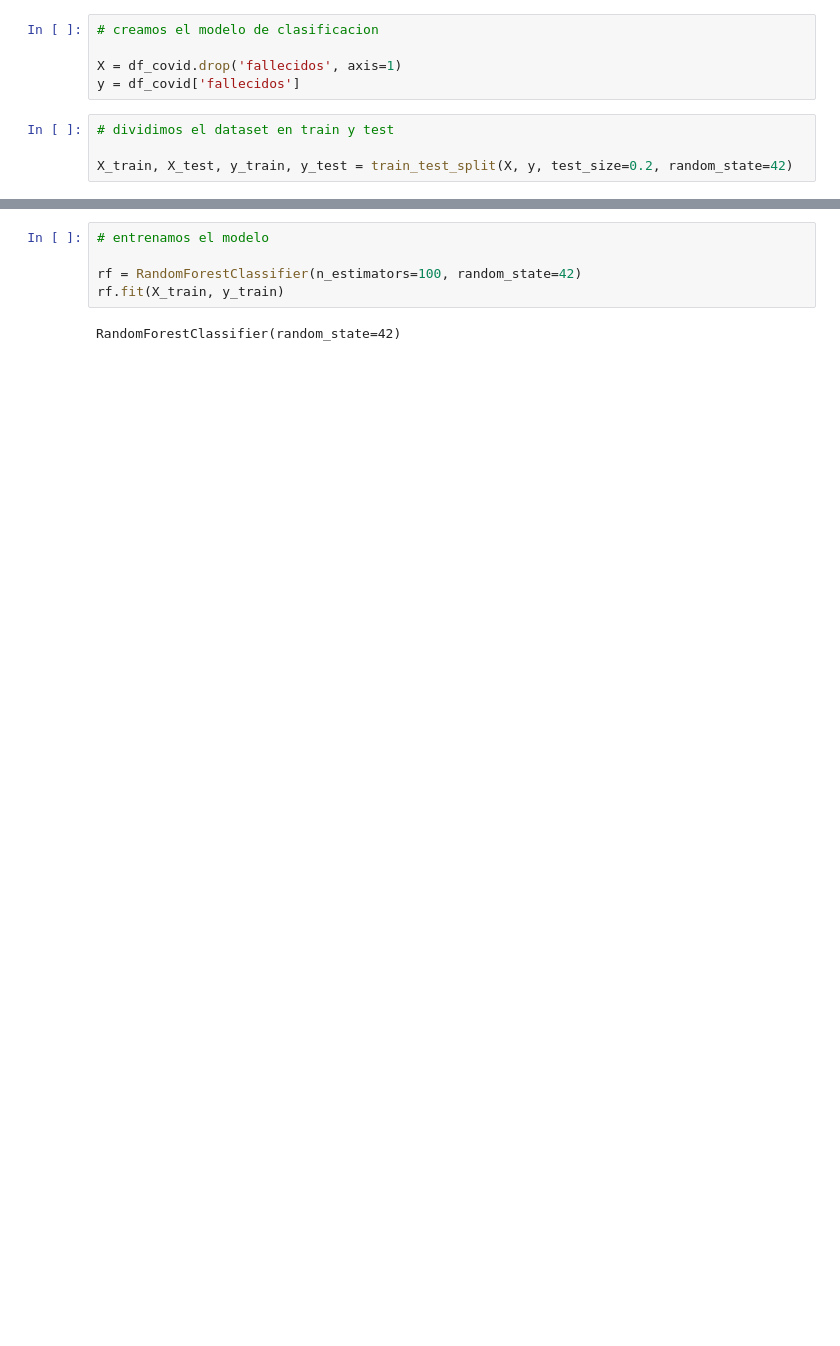
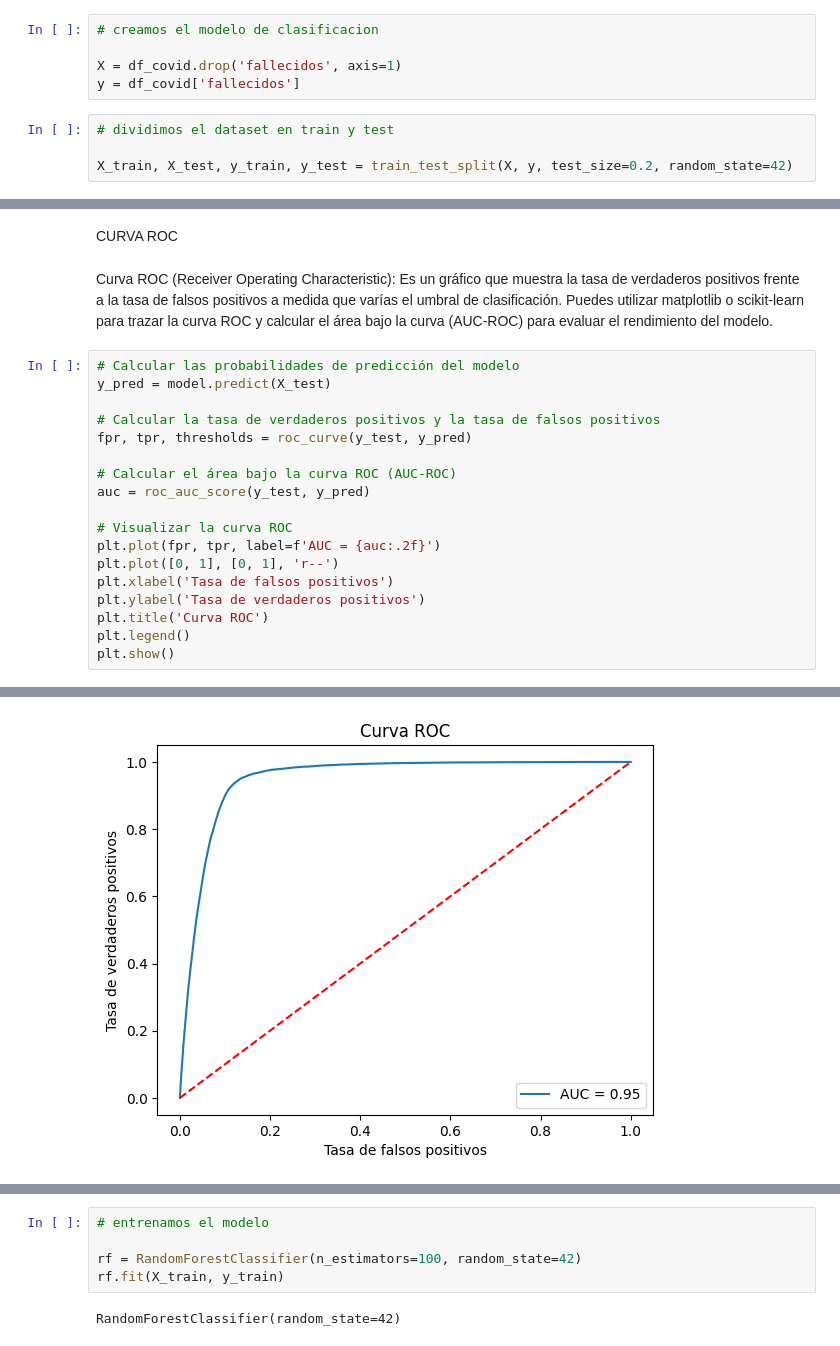
Before and after one commit to Vosinepi/covid_data_modelo_ML, a Jupyter notebook: modelo.ipynb, the cells around one changed output, grey strips where cells are left out. Saved outputs shown, nothing was run; the diff lists cells and outputs as text; blank space fills up the shorter version.

```diff
--- a/modelo.ipynb
+++ b/modelo.ipynb
@@ -26,0 +147,23 @@ X_train, X_test, y_train, y_test = train_test_split(X, y, test_size=0.2, random_
+# %% [markdown]
+CURVA ROC
+# %% [markdown]
+Curva ROC (Receiver Operating Characteristic): Es un gráfico que muestra la tasa de verdaderos positivos frente a la tasa de falsos positivos a medida que varías el umbral de clasificación. Puedes utilizar matplotlib o scikit-learn para trazar la curva ROC y calcular el área bajo la curva (AUC-ROC) para evaluar el rendimiento del modelo.
+# %%
+# Calcular las probabilidades de predicción del modelo
+y_pred = model.predict(X_test)
+
+# Calcular la tasa de verdaderos positivos y la tasa de falsos positivos
+fpr, tpr, thresholds = roc_curve(y_test, y_pred)
+
+# Calcular el área bajo la curva ROC (AUC-ROC)
+auc = roc_auc_score(y_test, y_pred)
+
+# Visualizar la curva ROC
+plt.plot(fpr, tpr, label=f'AUC = {auc:.2f}')
+plt.plot([0, 1], [0, 1], 'r--')
+plt.xlabel('Tasa de falsos positivos')
+plt.ylabel('Tasa de verdaderos positivos')
+plt.title('Curva ROC')
+plt.legend()
+plt.show()
+# %% [output]
@@ -26,0 +171 @@ X_train, X_test, y_train, y_test = train_test_split(X, y, test_size=0.2, random_
+[figure, added]
```
Also changed, not shown: parts of 30 cells of this notebook, 3 other files.
